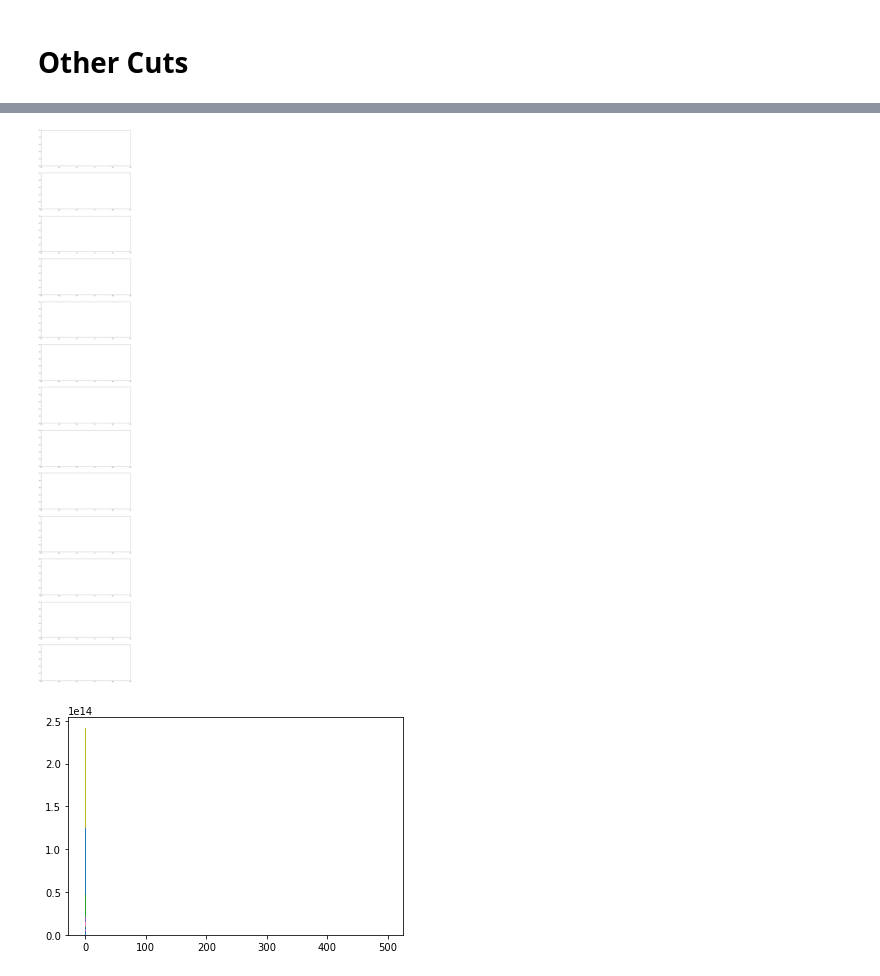
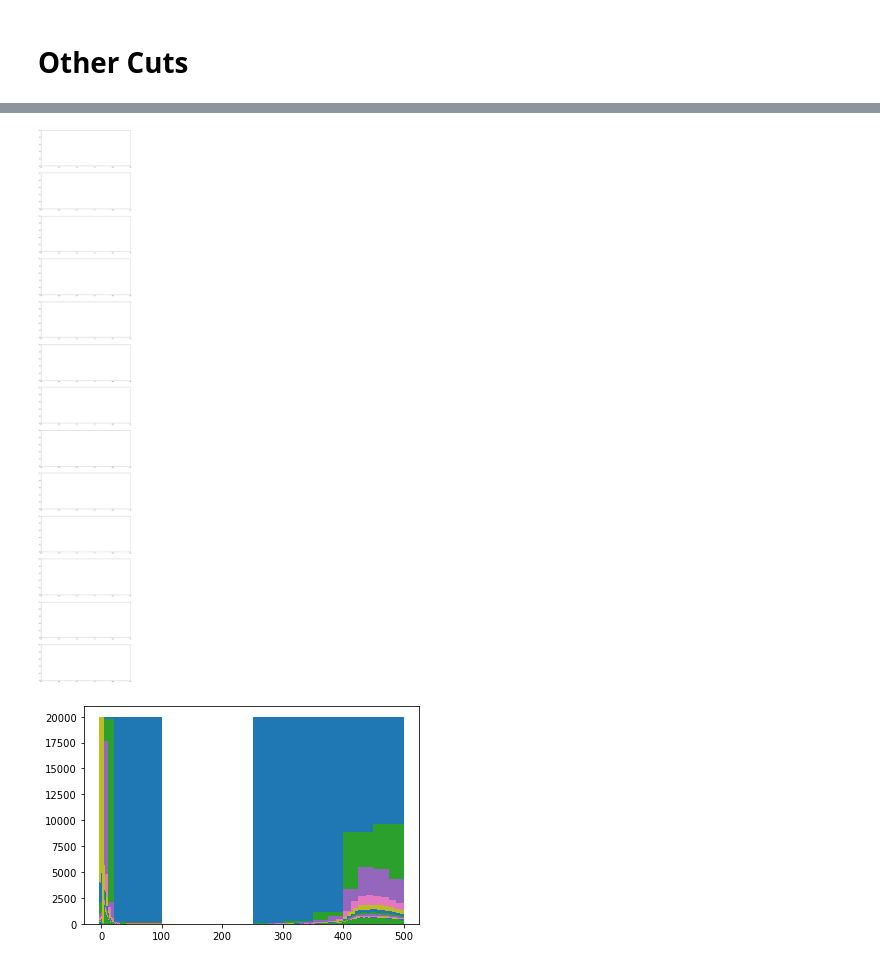
Before and after one commit to jarods00/PHYS434, a Jupyter notebook: Lab 7 & 8.ipynb, the cells around one changed output, grey strips where cells are left out. Saved outputs shown, nothing was run; the diff lists cells and outputs as text; code cells hidden in the pictures.

```diff
--- a/Lab 7 & 8.ipynb
+++ b/Lab 7 & 8.ipynb
@@ -118,6 +118,9 @@ j = 0
 for key in qcd:
     if key != 'mass':
         # For graphing
+        n_higgs = 100 / 100000
+        n_qcd = 20000 / 100000
+
         qcd_weight = np.array([n_qcd] * len(qcd[key]))
         higgs_weight = np.array([n_higgs] * len(higgs[key]))
 
@@ -179,6 +182,8 @@ j = 0
 for key in qcd:
     if key != 'mass':
         print(key)
+        n_higgs = 100 / 100000
+        n_qcd = 20000 / 100000
         qcd_weight = np.array([n_qcd] * len(qcd[key]))
         higgs_weight = np.array([n_higgs] * len(higgs[key]))
 
@@ -213,12 +218,14 @@ for key in qcd:
         max_sig = max_array[0][1]
         ind = 0
         for k in range(len(max_array)):
-            print(max_array[k][1])
+#             print(max_array[k][1])
             if abs(max_array[k][1]) > abs(max_sig):
                 max_sig = max_array[k][1]
                 ind = k
 
-#         print("For " + key + ", the optimal cut is between " + str(hist_qcd[1][index_max]) + " and " + str(hist_qcd[1][index_max] + (upper_val / bin_size)) + " with an expected significance of " + str(cut_sigs[index_max]))
+        bottom_val = lower_val + max_array[ind][2] * ((upper_val - lower_val) / max_array[ind][0])
+        top_val = bottom_val + ((upper_val - lower_val) / max_array[ind][0])
+        print("For " + key + ", the optimal cut is between " + str(bottom_val) + " and " + str(top_val) + " with an expected significance of " + str(max_array[ind][1]))
         print(max_array[ind])
         print(" --------------- ")
 
@@ -232,4 +239,54 @@ for key in qcd:
         j = j + 1
 
 # plt.show()
+
+
+
+
+
+# fig, ax = plt.subplots(13, 1, figsize = (15, 95))
+# fig2, ax2 = plt.subplots(1,1)
+
+# j = 0
+# for key in qcd:
+#     # For graphing
+#     n_higgs = 100 / 100000
+#     n_qcd = 20000 / 100000
+
+#     qcd_weight = np.array([n_qcd] * len(qcd[key]))
+#     higgs_weight = np.array([n_higgs] * len(higgs[key]))
+
+# #         ax[j].hist([qcd[key], higgs[key]], bins = 100, density = True, stacked = True, weights = [qcd_weight, higgs_weight])
+#     ax[j].hist(qcd[key], bins = 100, density = True)
+#     ax[j].hist(higgs[key], bins = 100, density = True)
+#     ax[j].set_title(key)
+#     ax[j].legend(["QCD", "Higgs"])
+
+#     # For cuts
+#     for bin_num in [1, 5, 10, 20, 30, 40, 50, 60, 70, 80, 90, 100]:
+#         print(bin_num)
+#         bin_size = bin_num
+
+#         lower_val = qcd[key].min()
+#         upper_val = qcd[key].max()
+
+#         hist_qcd = ax2.hist(qcd[key], bins = bin_size, density = False, weights = [qcd_weight], range = (lower_val, upper_val))
+#         hist_higgs = ax2.hist(higgs[key], bins = bin_size, density = False, weights = [higgs_weight], range = (lower_val, upper_val))
+
+#         cut_sigs = []
+#         for i in range(bin_size):
+#             n_qcd = hist_qcd[0][i]
+#             n_higgs = hist_higgs[0][i]
+#             sig = stats.norm.ppf(stats.poisson.cdf(n_higgs + n_qcd, n_qcd, loc = 0))
+#             if sig != float('inf'):
+#                 cut_sigs.append(sig)
+#         if len(cut_sigs) > 0:
+#             index_max = cut_sigs.index(max(cut_sigs, key = abs))
+#             print("For " + key + ", the optimal cut is between " + str(hist_qcd[1][index_max]) + " and " + str(hist_qcd[1][index_max] + (upper_val / bin_size)) + " with an expected significance of " + str(cut_sigs[index_max]))
+#         else:
+#             print("None for " + key)
+
+#     j = j + 1
+
+# plt.show()
 # %% [output]
@@ -253,2 +310,2 @@ pt 100000 100000
 [figure]
-[figure, old version]
+[figure, new version]
```
Also changed, not shown: parts of 2 cells of this notebook.
